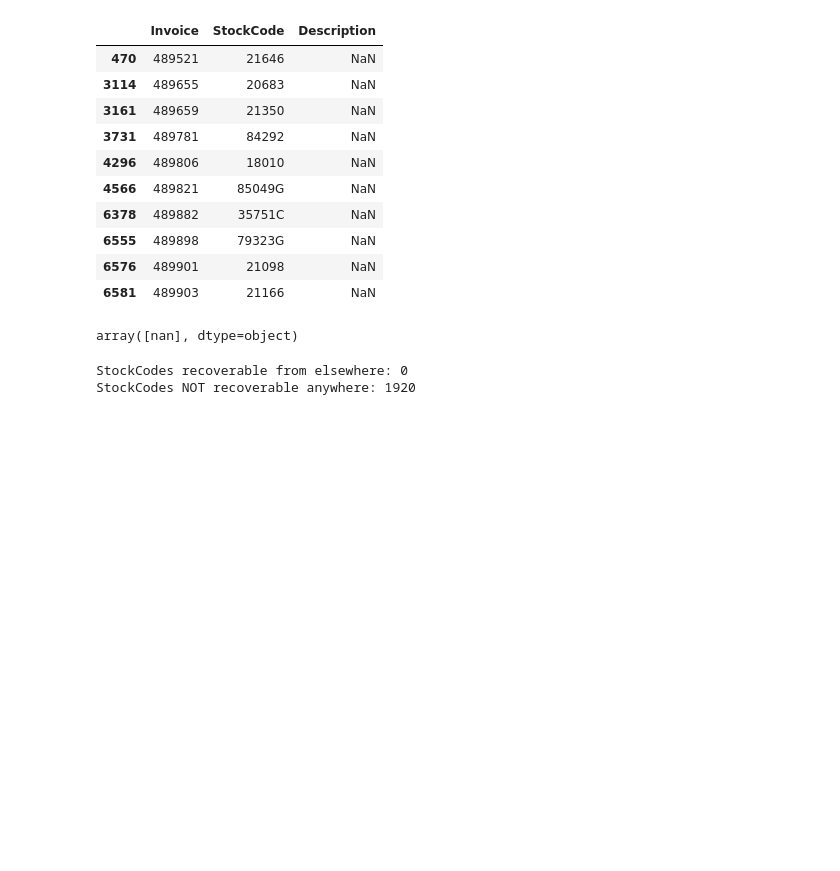
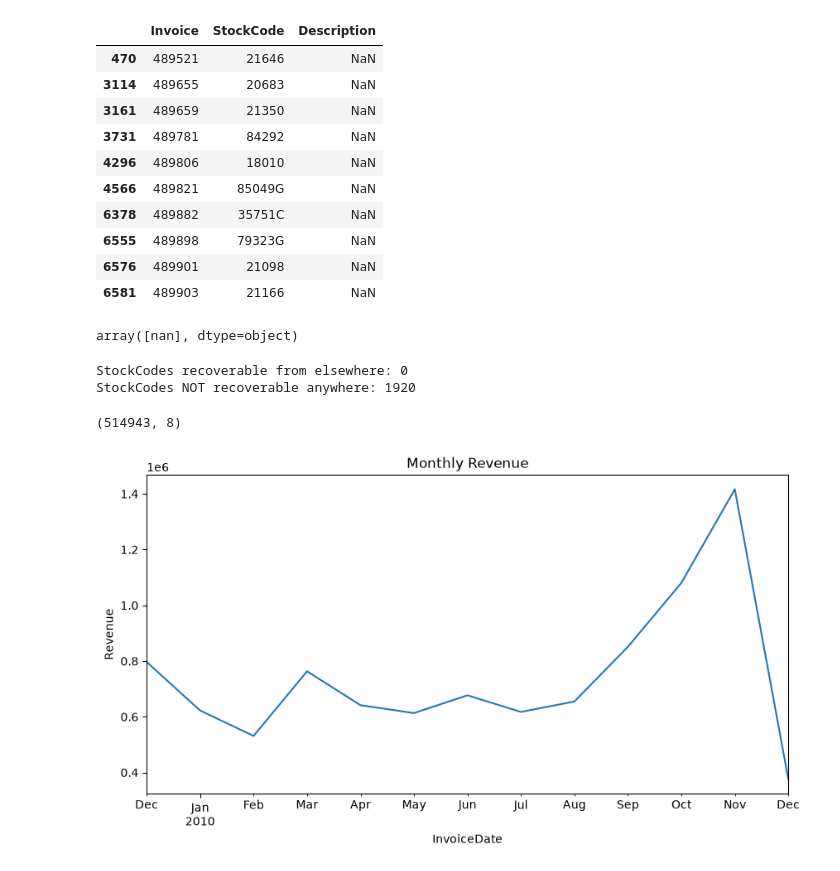
Before and after one commit to chiragkalucha/RetailPulse-Analytics, a Jupyter notebook: notebooks/eda1.ipynb, the cells around one changed output. Cells and saved outputs as stored; diff of their text form; code cells hidden in the pictures; blank space fills up the shorter version.

```diff
--- a/notebooks/eda1.ipynb
+++ b/notebooks/eda1.ipynb
@@ -146,3 +146,19 @@ print(f"StockCodes NOT recoverable anywhere: {not_recoverable}")
 # %% [output]
 StockCodes recoverable from elsewhere: 0
 StockCodes NOT recoverable anywhere: 1920
+# %%
+df_clean=pd.read_csv('data/processed/online_retail_cleaned.csv', parse_dates=['InvoiceDate'])
+df_clean.shape
+# %% [output]
+(514943, 8)
+# %%
+import matplotlib.pyplot as plt
+
+df_clean['Revenue']= df_clean['Quantity']*df_clean['Price']
+monthly_revenue=df_clean.set_index('InvoiceDate').resample('ME')['Revenue'].sum()
+
+monthly_revenue.plot(kind='line', figsize=(10,5), title='Monthly Revenue')
+plt.ylabel('Revenue')
+plt.show()
+# %% [output]
+[figure, added]
```
Also changed, not shown: parts of 6 cells of this notebook, 2 other files.
